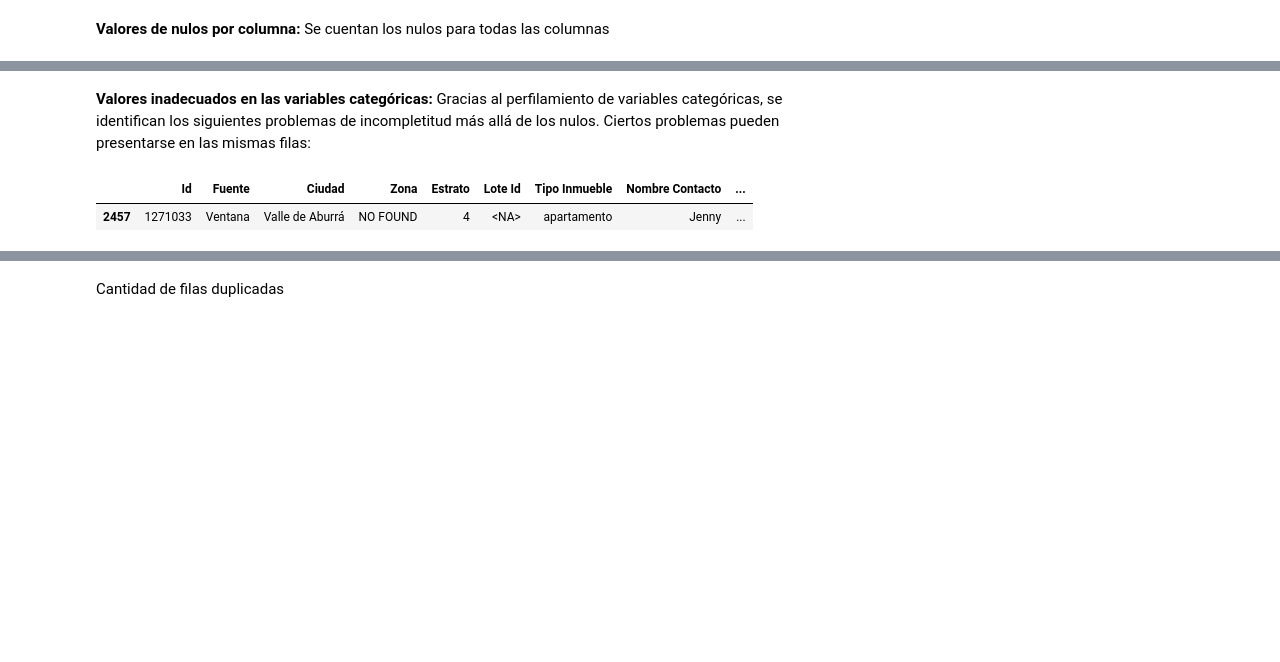
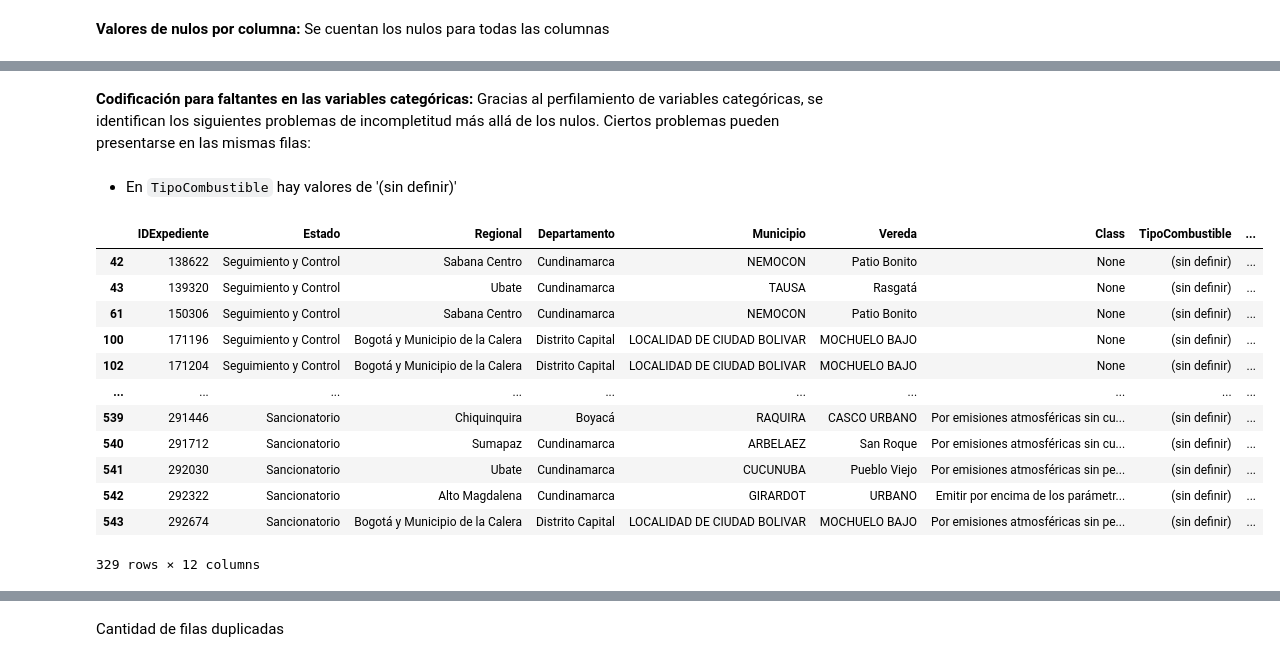
Before and after one commit to sariswis/Proyecto-Visual-Analytics, a Jupyter notebook: entendimiento/Dataset 2 - Lugares de emisiones.ipynb, the cells around one changed output, grey strips where cells are left out. Cells and saved outputs as stored; diff of their text form; code cells hidden in the pictures; blank space fills up the shorter version.

```diff
--- a/entendimiento/Dataset 2 - Lugares de emisiones.ipynb
+++ b/entendimiento/Dataset 2 - Lugares de emisiones.ipynb
@@ -505,7 +491,20 @@ resumen
 # %% [markdown]
-**Valores inadecuados en las variables categóricas:** Gracias al perfilamiento de variables categóricas, se identifican los siguientes problemas de incompletitud más allá de los nulos. Ciertos problemas pueden presentarse en las mismas filas:
+**Codificación para faltantes en las variables categóricas:** Gracias al perfilamiento de variables categóricas, se identifican los siguientes problemas de incompletitud más allá de los nulos. Ciertos problemas pueden presentarse en las mismas filas:
+# %% [markdown]
+- En `TipoCombustible` hay valores de '(sin definir)'
 # %%
-df[df[''] == '']
+df[(df['TipoCombustible'] == '(sin definir)')]
 # %% [output]
-|  | Id | Fuente | Ciudad | Zona | Estrato | Lote Id | Tipo Inmueble | Nombre Contacto | ... |
-| 2457 | 1271033 | Ventana | Valle de Aburrá | NO FOUND | 4 | <NA> | apartamento | Jenny | ... |
+|  | IDExpediente | Estado | Regional | Departamento | Municipio | Vereda | Class | TipoCombustible | ... |
+| 42 | 138622 | Seguimiento y Control | Sabana Centro | Cundinamarca | NEMOCON | Patio Bonito | None | (sin definir) | ... |
+| 43 | 139320 | Seguimiento y Control | Ubate | Cundinamarca | TAUSA | Rasgatá | None | (sin definir) | ... |
+| 61 | 150306 | Seguimiento y Control | Sabana Centro | Cundinamarca | NEMOCON | Patio Bonito | None | (sin definir) | ... |
+| 100 | 171196 | Seguimiento y Control | Bogotá y Municipio de la Calera | Distrito Capital | LOCALIDAD DE CIUDAD BOLIVAR | MOCHUELO BAJO | None | (sin definir) | ... |
+| 102 | 171204 | Seguimiento y Control | Bogotá y Municipio de la Calera | Distrito Capital | LOCALIDAD DE CIUDAD BOLIVAR | MOCHUELO BAJO | None | (sin definir) | ... |
+| ... | ... | ... | ... | ... | ... | ... | ... | ... | ... |
+| 539 | 291446 | Sancionatorio | Chiquinquira | Boyacá | RAQUIRA | CASCO URBANO | Por emisiones atmosféricas sin cu... | (sin definir) | ... |
+| 540 | 291712 | Sancionatorio | Sumapaz | Cundinamarca | ARBELAEZ | San Roque | Por emisiones atmosféricas sin cu... | (sin definir) | ... |
+| 541 | 292030 | Sancionatorio | Ubate | Cundinamarca | CUCUNUBA | Pueblo Viejo | Por emisiones atmosféricas sin pe... | (sin definir) | ... |
+| 542 | 292322 | Sancionatorio | Alto Magdalena | Cundinamarca | GIRARDOT | URBANO | Emitir por encima de los parámetr... | (sin definir) | ... |
+| 543 | 292674 | Sancionatorio | Bogotá y Municipio de la Calera | Distrito Capital | LOCALIDAD DE CIUDAD BOLIVAR | MOCHUELO BAJO | Por emisiones atmosféricas sin pe... | (sin definir) | ... |
+329 rows × 12 columns
```
Also changed, not shown: parts of 25 cells of this notebook, 1 other file.
